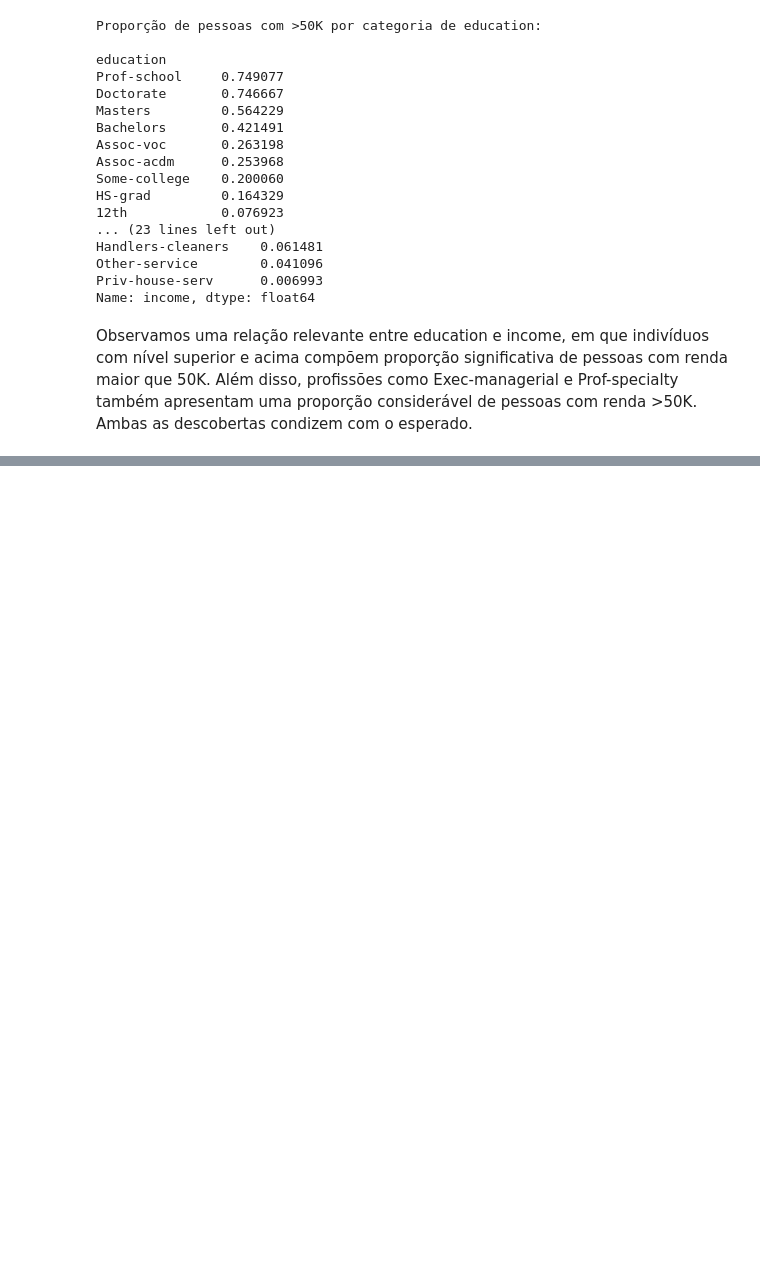
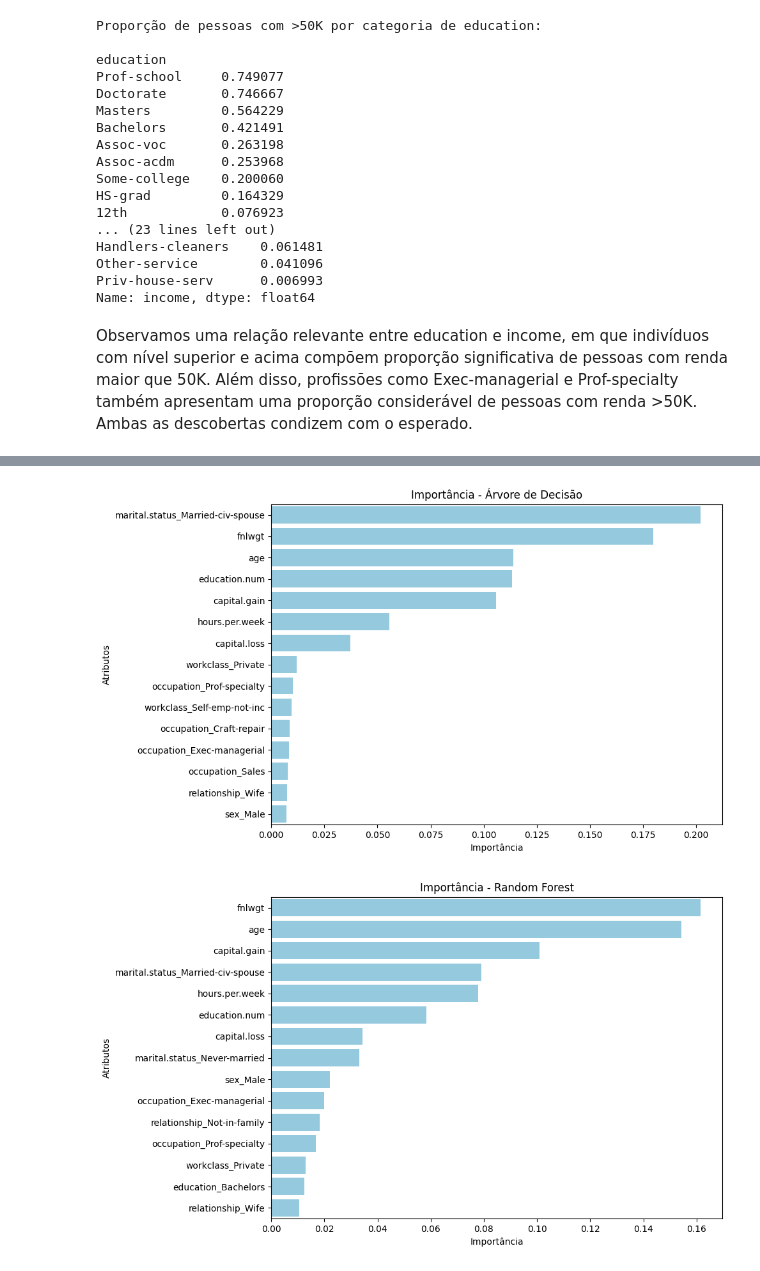
Before and after one commit to gibi177/CIS--PS, a Jupyter notebook: Modulo 1/Atividade Classificacao/Atividade_Classificacao.ipynb, the cells around one changed output, grey strips where cells are left out. Saved outputs shown, nothing was run; the diff lists cells and outputs as text; code cells hidden in the pictures; blank space fills up the shorter version.

```diff
--- a/Modulo 1/Atividade Classificacao/Atividade_Classificacao.ipynb
+++ b/Modulo 1/Atividade Classificacao/Atividade_Classificacao.ipynb
@@ -236,0 +395,40 @@ Observamos uma relação relevante entre education e income, em que indivíduos
+# %%
+# Gráfico de importância de atributos para cada modelo
+
+def plot_feature_importance(model, feature_names, title='Importância dos Atributos', top_n=15):
+
+    # Obter importâncias
+    importances = model.feature_importances_
+    indices = np.argsort(importances)[::-1]
+    features_sorted = [feature_names[i] for i in indices]
+
+    # Converter para DataFrame para plot mais flexível
+    importance_df = pd.DataFrame({
+        'feature': features_sorted,
+        'importance': importances[indices]
+    })
+
+    # Limitar ao top_n atributos mais importantes
+    importance_df = importance_df.head(top_n)
+
+    # Plot
+    plt.figure(figsize=(10, 6))
+    sns.barplot(x='importance', y='feature', data=importance_df, color='skyblue')
+    plt.title(title)
+    plt.xlabel('Importância')
+    plt.ylabel('Atributos')
+    plt.tight_layout()
+    plt.show()
+
+
+# Obter nomes das colunas após get_dummies
+feature_names = X.columns
+
+# Árvore de Decisão
+plot_feature_importance(tree_model, feature_names, title='Importância - Árvore de Decisão')
+
+# Random Forest
+plot_feature_importance(rf_model, feature_names, title='Importância - Random Forest')
+# %% [output]
+[figure, added]
+[figure, added]
```
Also changed, not shown: parts of 17 cells of this notebook.
